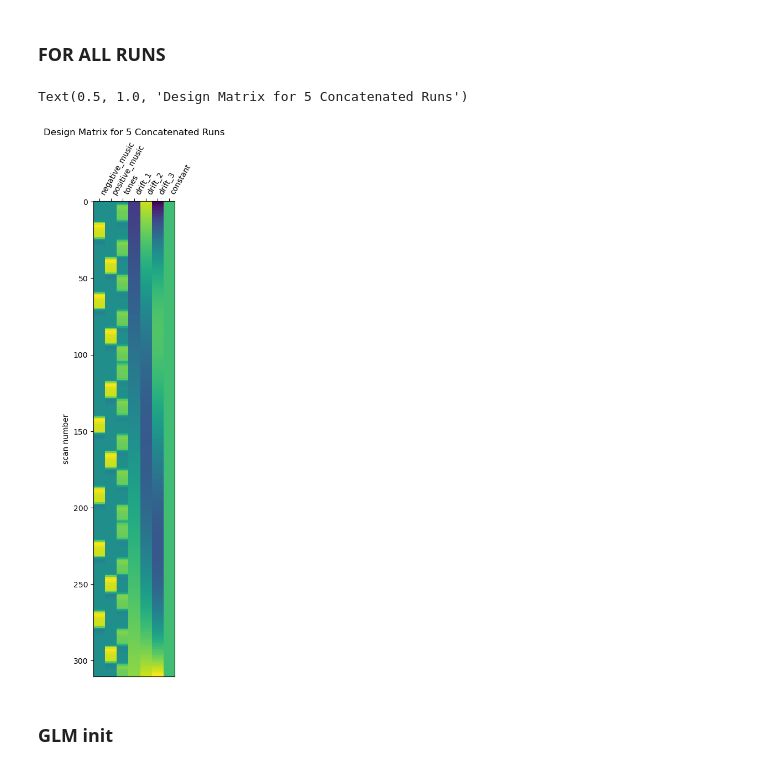
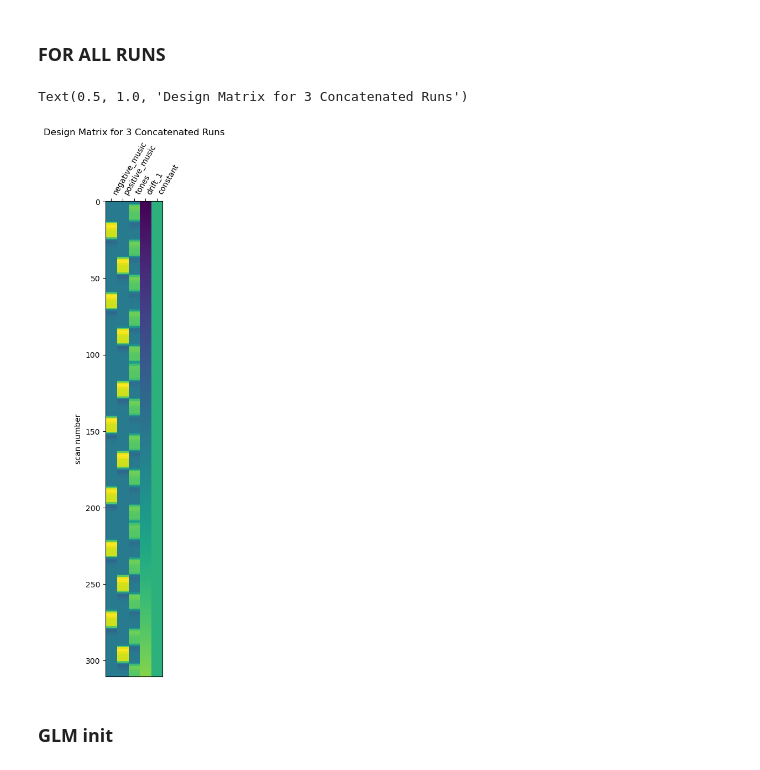
Before and after one commit to loufourneaux/project_1_nssp, a Jupyter notebook: design_matrix_GLM.ipynb, the cells around one changed output. Drawn from its saved outputs; the diff is of its cells as text; code cells hidden in the pictures.

```diff
--- a/design_matrix_GLM.ipynb
+++ b/design_matrix_GLM.ipynb
@@ -17,7 +24,7 @@ import nibabel as nib
 events_all = pd.DataFrame()
 
 for id_run in range(3) :
-    events_files = f'gdrive_ds000171/sub-control01/func/sub-control01_task-music_run-{id_run+1}_events.tsv'
+    events_files = f'gdrive_ds000171/ds000171/sub-control01/func/sub-control01_task-music_run-{id_run+1}_events.tsv'
 
     event = pd.read_csv(events_files, sep='\t')
     event.insert(0, 'run', f'run_{id_run+1}')
@@ -28,7 +35,7 @@ for id_run in range(3) :
 events = events_all.query("trial_type != 'response'")
 # %%
 # Take the information from the json file to find TR
-task_music_json = 'gdrive_ds000171/task-music_bold.json'
+task_music_json = 'gdrive_ds000171/ds000171/task-music_bold.json'
 
 import json
 
@@ -101,18 +108,18 @@ frame_times= np.asarray(list(range(int(t_start.values[0]), int(t_end.values[0]),
 # %%
 # Create design matrix using specified HRF model
 design_matrix_conc = make_first_level_design_matrix(
     frame_times=frame_times,
     events=events,
     hrf_model='spm', # TODO
-    drift_model='polynomial',  # TODO
-    drift_order=3  # TODO
+    drift_model='polynomial',
+    drift_order=1
 )
 
 plot_design_matrix(design_matrix_conc)
-plt.title("Design Matrix for 5 Concatenated Runs")
+plt.title("Design Matrix for 3 Concatenated Runs")
 # %% [output]
-Text(0.5, 1.0, 'Design Matrix for 5 Concatenated Runs')
+Text(0.5, 1.0, 'Design Matrix for 3 Concatenated Runs')
-[figure, old version]
+[figure, new version]
 # %% [markdown]
 ### GLM init
 # %%
```
Also changed, not shown: parts of 24 cells of this notebook.
